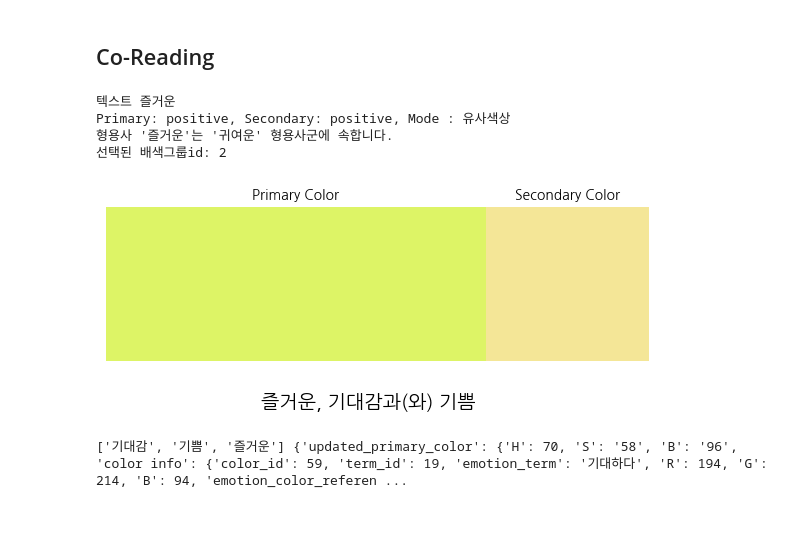
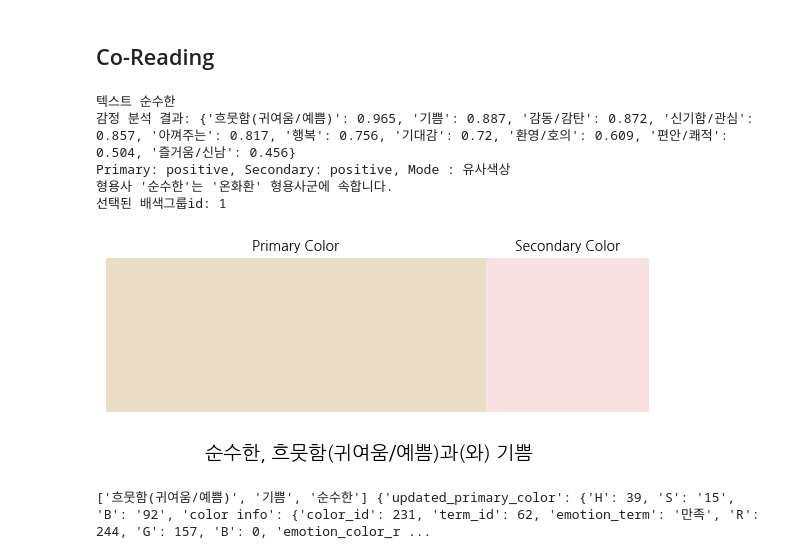
Before and after one commit to poet-developer/Co-Reading, a Jupyter notebook: code/Co-Reading.ipynb, the cells around one changed output. Drawn from its saved outputs; the diff is of its cells as text; code cells hidden in the pictures; blank space fills up the shorter version.

```diff
--- a/code/Co-Reading.ipynb
+++ b/code/Co-Reading.ipynb
@@ -198,10 +198,10 @@ df_IRI_colors = df_raw_IRI_colors[1:]  # 첫 행은 이제 컬럼으로 사용
 #배색스케일에서 흰색 RGB(255, 255, 255), 검정RGB(0,0,0)은 제거
 df_IRI_colors = df_IRI_colors[
     # 추가 조건: RGB (0,0,0) 제거
-    ~((df_IRI_colors['R'] == 0) & (df_IRI_colors['G'] == 0) & (df_IRI_colors['B'] == 0))
+    ~((df_IRI_colors['R'] == '0') & (df_IRI_colors['G'] == '0') & (df_IRI_colors['B'] == '0'))
     &
     # 추가 조건: RGB (255,255,255) 제거
-    ~((df_IRI_colors['R'] == 255) & (df_IRI_colors['G'] == 255) & (df_IRI_colors['B'] == 255))
+    ~((df_IRI_colors['R'] == '255') & (df_IRI_colors['G'] == '255') & (df_IRI_colors['B'] == '255'))
 ]
 # 결측치 제거
 df_IRI_colors = df_IRI_colors.dropna(subset=['R', 'G', 'B'])
@@ -763,12 +780,19 @@ def CoReadingPoem(user_input, adjectives):
     poem_colors = define_colors(poem_emotions, reading, df_paired, df_IRI_colors) # 감정에 따른 색상 정의
     emotion_to_colors([poem_colors['primary_emotion'],poem_colors['secondary_emotion'], reading], poem_colors) # 감정과 색상 매핑
-# %%
-# 미풍이 웃는 아침을 기원하련다
-CoReadingPoem("미풍에 웃는 아침을 기원하련다", flat_list)
-# %% [output]
-텍스트 즐거운
-Primary: positive, Secondary: positive, Mode : 유사색상
-형용사 '즐거운'는 '귀여운' 형용사군에 속합니다.
-선택된 배색그룹id: 2
-[figure, removed]
-['기대감', '기쁨', '즐거운'] {'updated_primary_color': {'H': 70, 'S': '58', 'B': '96', 'color info': {'color_id': 59, 'term_id': 19, 'emotion_term': '기대하다', 'R': 194, 'G': 214, 'B': 94, 'emotion_color_referen ...
+# %%
+# 미풍이 웃는 아침을 기원하련다
+CoReadingPoem("""네 눈망울에서는
+초록빛 오월
+하이얀 찔레꽃 내음새가 난다.
+
+네 눈망울에는
+초롱초롱한
+별들의 이야기를 머금었다.""", flat_list)
+# %% [output]
+텍스트 순수한
+감정 분석 결과: {'흐뭇함(귀여움/예쁨)': 0.965, '기쁨': 0.887, '감동/감탄': 0.872, '신기함/관심': 0.857, '아껴주는': 0.817, '행복': 0.756, '기대감': 0.72, '환영/호의': 0.609, '편안/쾌적': 0.504, '즐거움/신남': 0.456}
+Primary: positive, Secondary: positive, Mode : 유사색상
+형용사 '순수한'는 '온화환' 형용사군에 속합니다.
+선택된 배색그룹id: 1
+[figure, added]
+['흐뭇함(귀여움/예쁨)', '기쁨', '순수한'] {'updated_primary_color': {'H': 39, 'S': '15', 'B': '92', 'color info': {'color_id': 231, 'term_id': 62, 'emotion_term': '만족', 'R': 244, 'G': 157, 'B': 0, 'emotion_color_r ...
```
Also changed, not shown: parts of 6 cells of this notebook.
